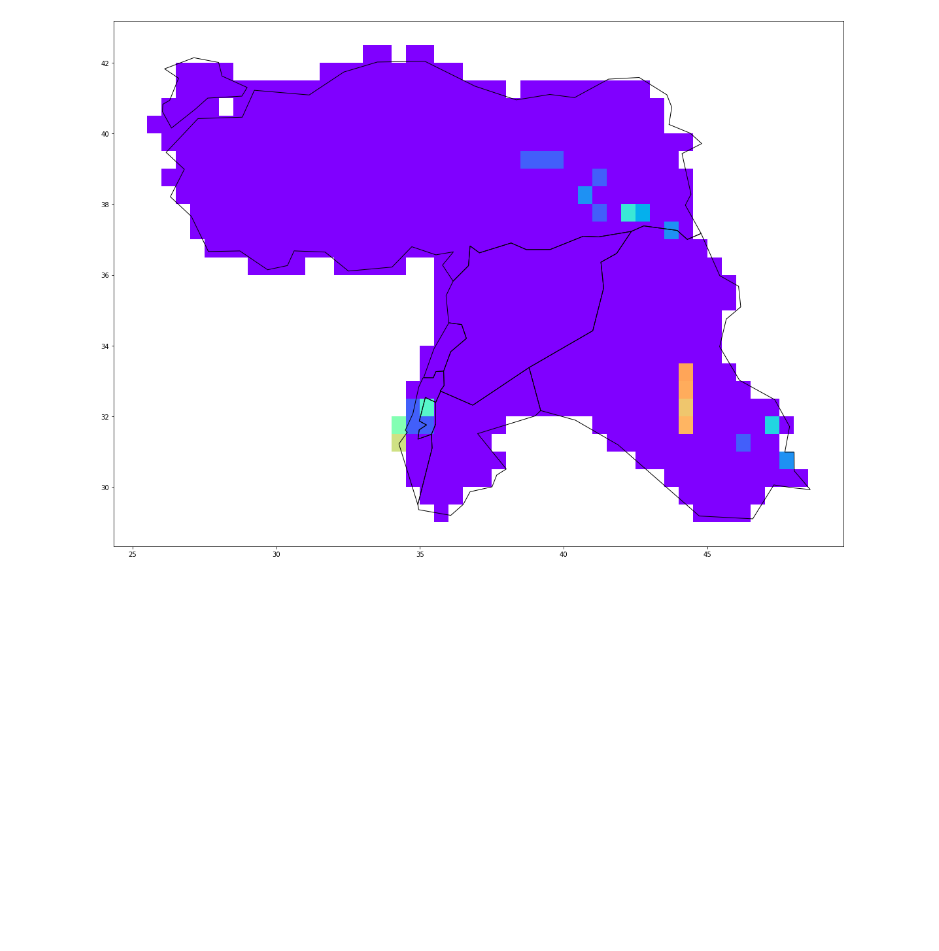
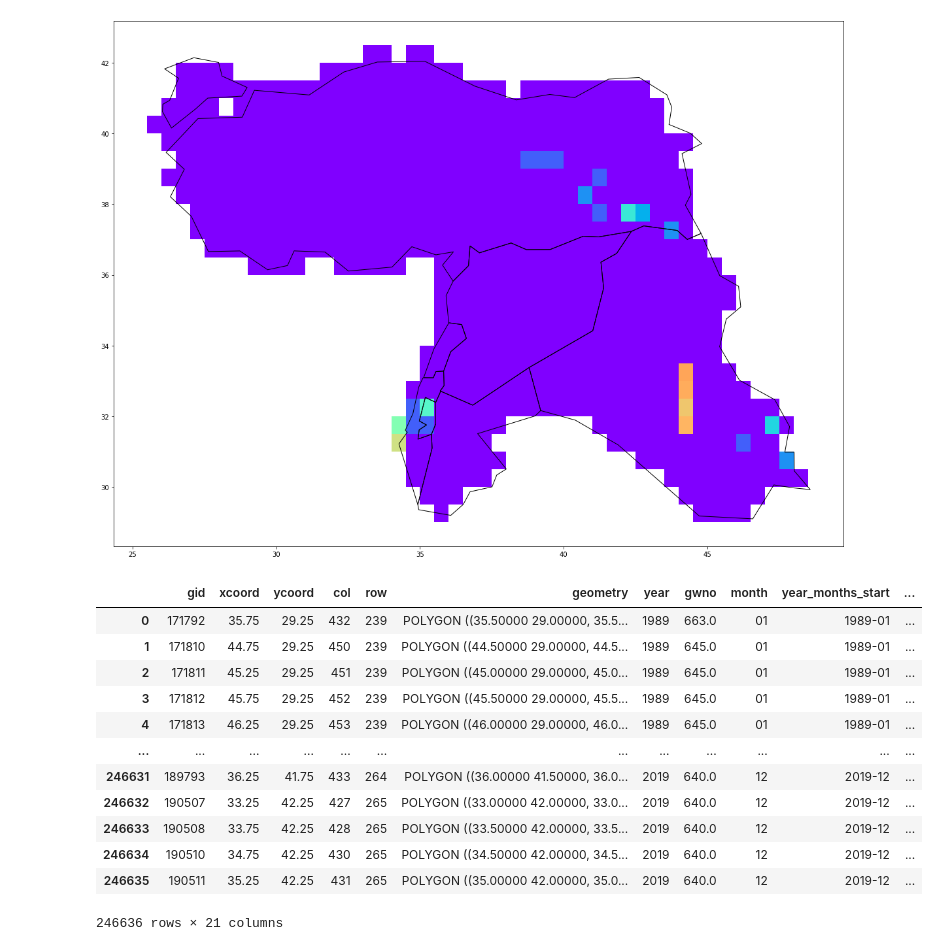
Before and after one commit to Polichinel/Detectron2, a Jupyter notebook: misc/sjoin.ipynb, the cells around one changed output. Saved outputs shown, nothing was run; the diff lists cells and outputs as text; code cells hidden in the pictures; blank space fills up the shorter version.

Commit message:
saptial exposure working

```diff
--- a/misc/sjoin.ipynb
+++ b/misc/sjoin.ipynb
@@ -245,3 +244,27 @@ bodies_df_month_id_gid_fatal = pd.DataFrame(bodies_gdf_month_id_gid_fatal.drop(c
 
 with open(f'{data_dir}bodies_df_fatal.pkl', 'wb') as file:
     pickle.dump(bodies_df_month_id_gid_fatal, file)
+# %%
+with open(f'{data_dir}df_exposure.pkl', 'wb') as file:
+    pickle.dump(df_exposure, file)
+# %%
+data_dir = '/home/simon/Documents/Bodies/data/OD_dataframes_compiled/'
+
+with open(f'{data_dir}df_exposure.pkl', 'rb') as file:
+    df_exposure = pickle.load(file)
+# %%
+df_exposure
+# %% [output]
+|  | gid | xcoord | ycoord | col | row | geometry | year | gwno | month | year_months_start | ... |
+| 0 | 171792 | 35.75 | 29.25 | 432 | 239 | POLYGON ((35.50000 29.00000, 35.5... | 1989 | 663.0 | 01 | 1989-01 | ... |
+| 1 | 171810 | 44.75 | 29.25 | 450 | 239 | POLYGON ((44.50000 29.00000, 44.5... | 1989 | 645.0 | 01 | 1989-01 | ... |
+| 2 | 171811 | 45.25 | 29.25 | 451 | 239 | POLYGON ((45.00000 29.00000, 45.0... | 1989 | 645.0 | 01 | 1989-01 | ... |
+| 3 | 171812 | 45.75 | 29.25 | 452 | 239 | POLYGON ((45.50000 29.00000, 45.5... | 1989 | 645.0 | 01 | 1989-01 | ... |
+| 4 | 171813 | 46.25 | 29.25 | 453 | 239 | POLYGON ((46.00000 29.00000, 46.0... | 1989 | 645.0 | 01 | 1989-01 | ... |
+| ... | ... | ... | ... | ... | ... | ... | ... | ... | ... | ... | ... |
+| 246631 | 189793 | 36.25 | 41.75 | 433 | 264 | POLYGON ((36.00000 41.50000, 36.0... | 2019 | 640.0 | 12 | 2019-12 | ... |
+| 246632 | 190507 | 33.25 | 42.25 | 427 | 265 | POLYGON ((33.00000 42.00000, 33.0... | 2019 | 640.0 | 12 | 2019-12 | ... |
+| 246633 | 190508 | 33.75 | 42.25 | 428 | 265 | POLYGON ((33.50000 42.00000, 33.5... | 2019 | 640.0 | 12 | 2019-12 | ... |
+| 246634 | 190510 | 34.75 | 42.25 | 430 | 265 | POLYGON ((34.50000 42.00000, 34.5... | 2019 | 640.0 | 12 | 2019-12 | ... |
+| 246635 | 190511 | 35.25 | 42.25 | 431 | 265 | POLYGON ((35.00000 42.00000, 35.0... | 2019 | 640.0 | 12 | 2019-12 | ... |
+246636 rows × 21 columns
```
Also changed, not shown: parts of 4 cells of this notebook.
